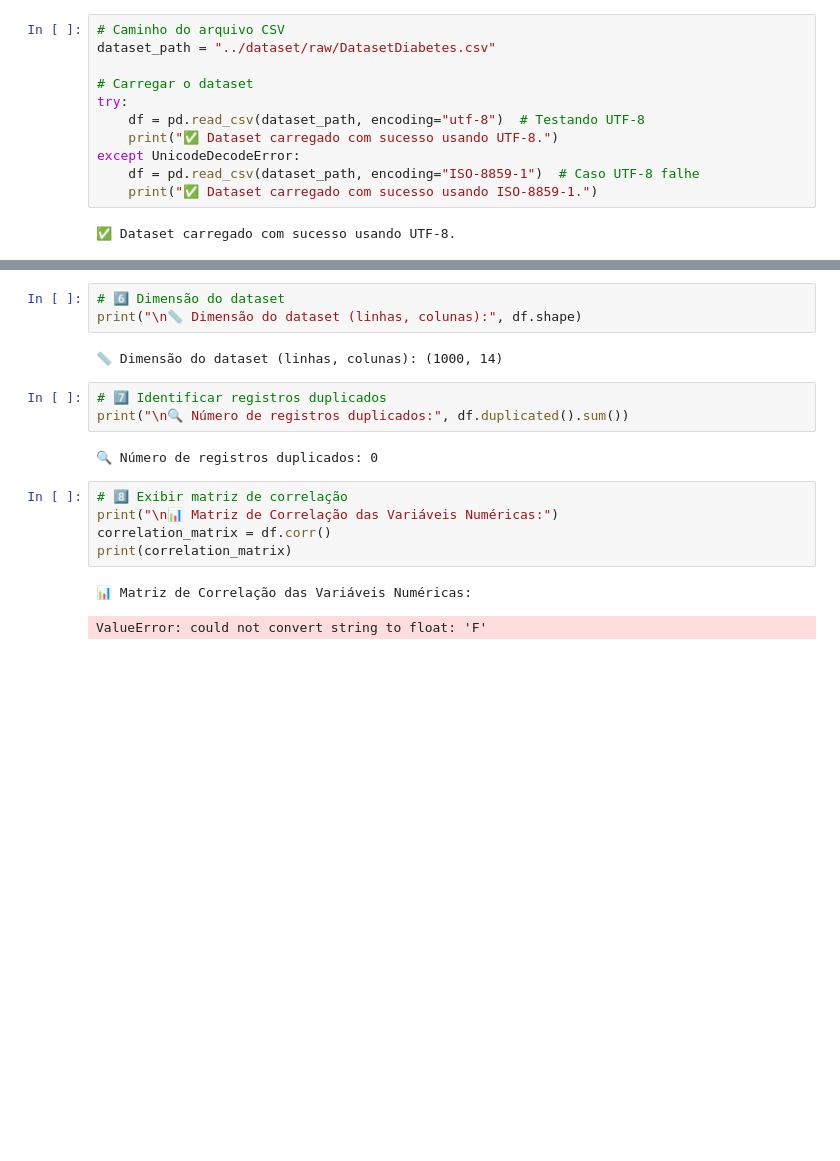
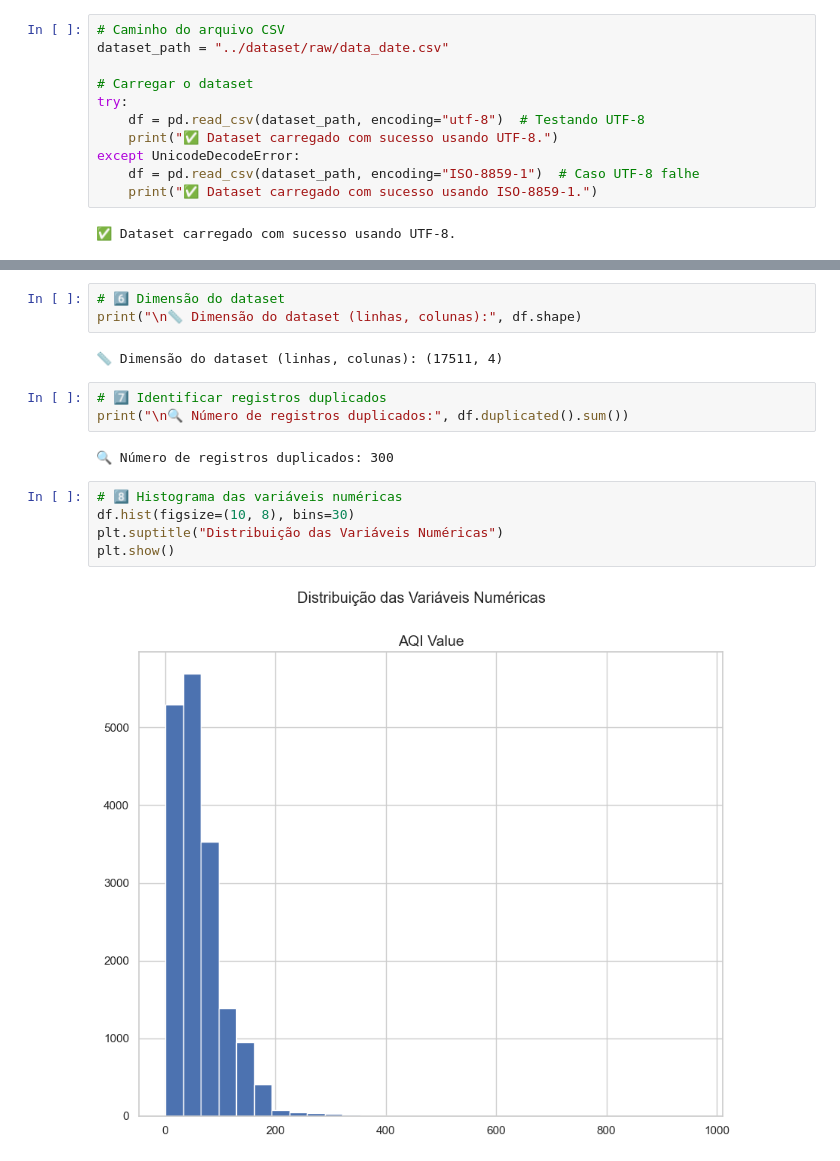
Before and after one commit to lgfas/diabetes-data-mining, a Jupyter notebook: notebooks/Exploration.ipynb, the cells around one changed output, grey strips where cells are left out. Saved outputs shown, nothing was run; the diff lists cells and outputs as text; blank space fills up the shorter version.

```diff
--- a/notebooks/Exploration.ipynb
+++ b/notebooks/Exploration.ipynb
@@ -8,6 +5,6 @@ import matplotlib.pyplot as plt
 # %%
 # Caminho do arquivo CSV
-dataset_path = "../dataset/raw/DatasetDiabetes.csv"
+dataset_path = "../dataset/raw/data_date.csv"
 
 # Carregar o dataset
 try:
@@ -135,17 +95,16 @@ dtype: object
 # 6️⃣ Dimensão do dataset
 print("\n📏 Dimensão do dataset (linhas, colunas):", df.shape)
 # %% [output]
-📏 Dimensão do dataset (linhas, colunas): (1000, 14)
+📏 Dimensão do dataset (linhas, colunas): (17511, 4)
 # %%
 # 7️⃣ Identificar registros duplicados
 print("\n🔍 Número de registros duplicados:", df.duplicated().sum())
 # %% [output]
-🔍 Número de registros duplicados: 0
+🔍 Número de registros duplicados: 300
-# %%
-# 8️⃣ Exibir matriz de correlação
-print("\n📊 Matriz de Correlação das Variáveis Numéricas:")
-correlation_matrix = df.corr()
-print(correlation_matrix)
-# %% [output]
-📊 Matriz de Correlação das Variáveis Numéricas:
-ValueError: could not convert string to float: 'F'
+# %%
+# 8️⃣ Histograma das variáveis numéricas
+df.hist(figsize=(10, 8), bins=30)
+plt.suptitle("Distribuição das Variáveis Numéricas")
+plt.show()
+# %% [output]
+[figure, added]
```
Also changed, not shown: parts of 13 cells of this notebook, 3 other files.
